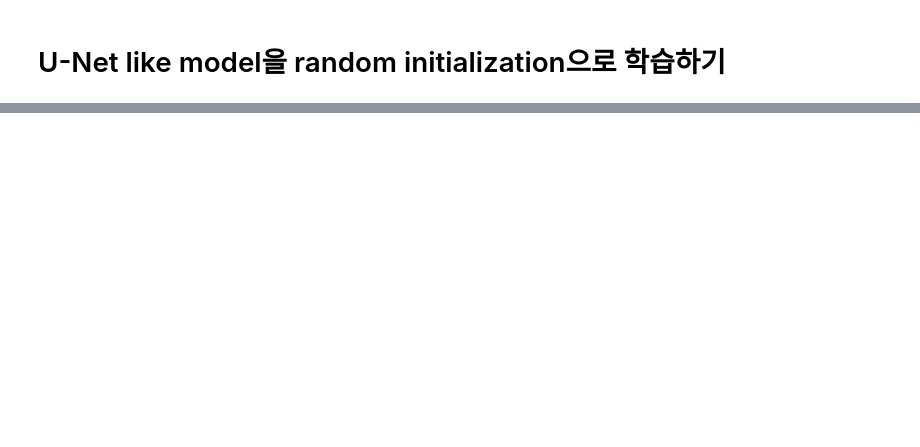
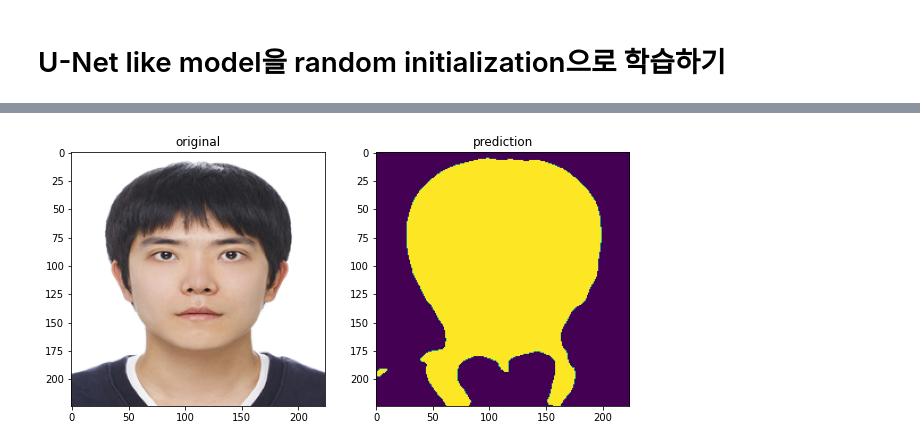
Before and after one commit to joonkeekim/Oxford_IIIT_Pet, a Jupyter notebook: Oxford-IIIT Pet U-net segmentation.ipynb, the cells around one changed output, grey strips where cells are left out. Cells and saved outputs as stored; diff of their text form; code cells hidden in the pictures; blank space fills up the shorter version.

```diff
--- a/Oxford-IIIT Pet U-net segmentation.ipynb
+++ b/Oxford-IIIT Pet U-net segmentation.ipynb
@@ -380,0 +413,3 @@ def MyModel():
+# %%
+model = MyModel()
+model.summary()
@@ -380,0 +434,17 @@ def MyModel():
+# %%
+lr_schedule = keras.optimizers.schedules.ExponentialDecay(initial_learning_rate = learning_rate,
+                                                         decay_steps = steps_per_epoch*10,
+                                                         decay_rate = 0.4,
+                                                         staircase=True)
+
+model.compile(optimizer=keras.optimizers.Adam(lr_schedule),
+              loss='sparse_categorical_crossentropy',
+              metrics=['sparse_categorical_accuracy'])
+# %%
+history = model.fit(
+    train_dataset,
+    epochs = N_EPOCHS,
+    steps_per_epoch = steps_per_epoch,
+    validation_data = val_dataset,
+    validation_steps = validation_steps
+)
@@ -380,0 +571,26 @@ def MyModel():
+# %%
+img = Image.open('joonkee.jpg')
+img = img.resize((224,224))
+img = np.array(img)
+img = img/255.
+img = np.reshape(img,(1,224,224,3))
+
+prediction = model.predict(img)
+
+pred = np.zeros_like(prediction)
+
+pred[prediction>=threshold] = 1
+pred[prediction<threshold] = 0
+
+plt.figure(figsize=(10,5))
+plt.subplot(1,2,1)
+plt.imshow(img[0,:,:,:])
+plt.title('original')
+plt.subplot(1,2,2)
+plt.imshow(pred[0,:,:,1])
+plt.title('prediction')
+plt.show()
+
+# 얼굴은 잘 맞는데...흠...
+# %% [output]
+[figure, added]
```
Also changed, not shown: parts of 18 cells of this notebook.
